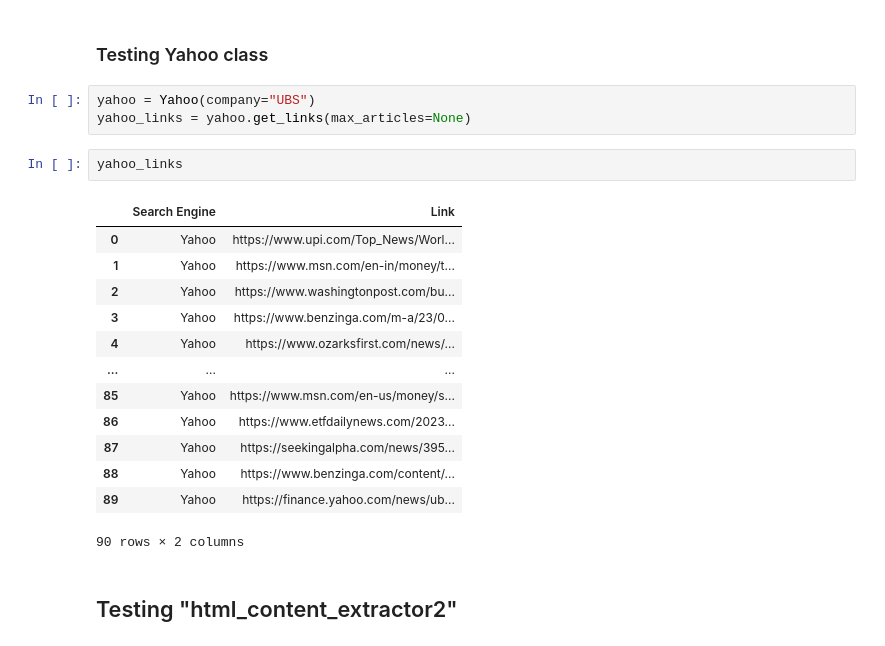
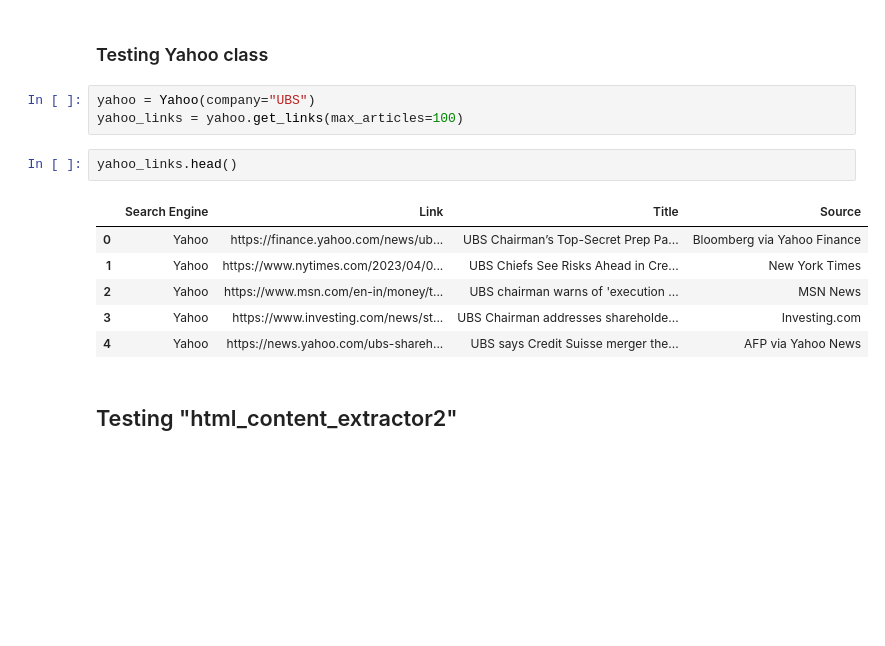
Before and after one commit to CAPSTONE-MIBA-G03/MIBA-2023-CAPSTONE-RB-NLP, a Jupyter notebook: etl-pipeline/Testing.ipynb, the cells around one changed output. Cells and saved outputs as stored; diff of their text form; blank space fills up the shorter version.

```diff
--- a/etl-pipeline/Testing.ipynb
+++ b/etl-pipeline/Testing.ipynb
@@ -67,23 +53,16 @@ bing_links
 ### Testing Yahoo class
 # %%
 yahoo = Yahoo(company="UBS")
-yahoo_links = yahoo.get_links(max_articles=None)
+yahoo_links = yahoo.get_links(max_articles=100)
 # %%
-yahoo_links
+yahoo_links.head()
 # %% [output]
-|  | Search Engine | Link |
-| 0 | Yahoo | https://www.upi.com/Top_News/Worl... |
-| 1 | Yahoo | https://www.msn.com/en-in/money/t... |
-| 2 | Yahoo | https://www.washingtonpost.com/bu... |
-| 3 | Yahoo | https://www.benzinga.com/m-a/23/0... |
-| 4 | Yahoo | https://www.ozarksfirst.com/news/... |
-| ... | ... | ... |
-| 85 | Yahoo | https://www.msn.com/en-us/money/s... |
-| 86 | Yahoo | https://www.etfdailynews.com/2023... |
-| 87 | Yahoo | https://seekingalpha.com/news/395... |
-| 88 | Yahoo | https://www.benzinga.com/content/... |
-| 89 | Yahoo | https://finance.yahoo.com/news/ub... |
+|  | Search Engine | Link | Title | Source |
+| 0 | Yahoo | https://finance.yahoo.com/news/ub... | UBS Chairman’s Top-Secret Prep Pa... | Bloomberg via Yahoo Finance |
+| 1 | Yahoo | https://www.nytimes.com/2023/04/0... | UBS Chiefs See Risks Ahead in Cre... | New York Times |
+| 2 | Yahoo | https://www.msn.com/en-in/money/t... | UBS chairman warns of 'execution ... | MSN News |
+| 3 | Yahoo | https://www.investing.com/news/st... | UBS Chairman addresses shareholde... | Investing.com |
+| 4 | Yahoo | https://news.yahoo.com/ubs-shareh... | UBS says Credit Suisse merger the... | AFP via Yahoo News |
-90 rows × 2 columns
 # %% [markdown]
 ## Testing "html_content_extractor2"
 # %% [markdown]
```
Also changed, not shown: parts of 33 cells of this notebook, 2 other files.
